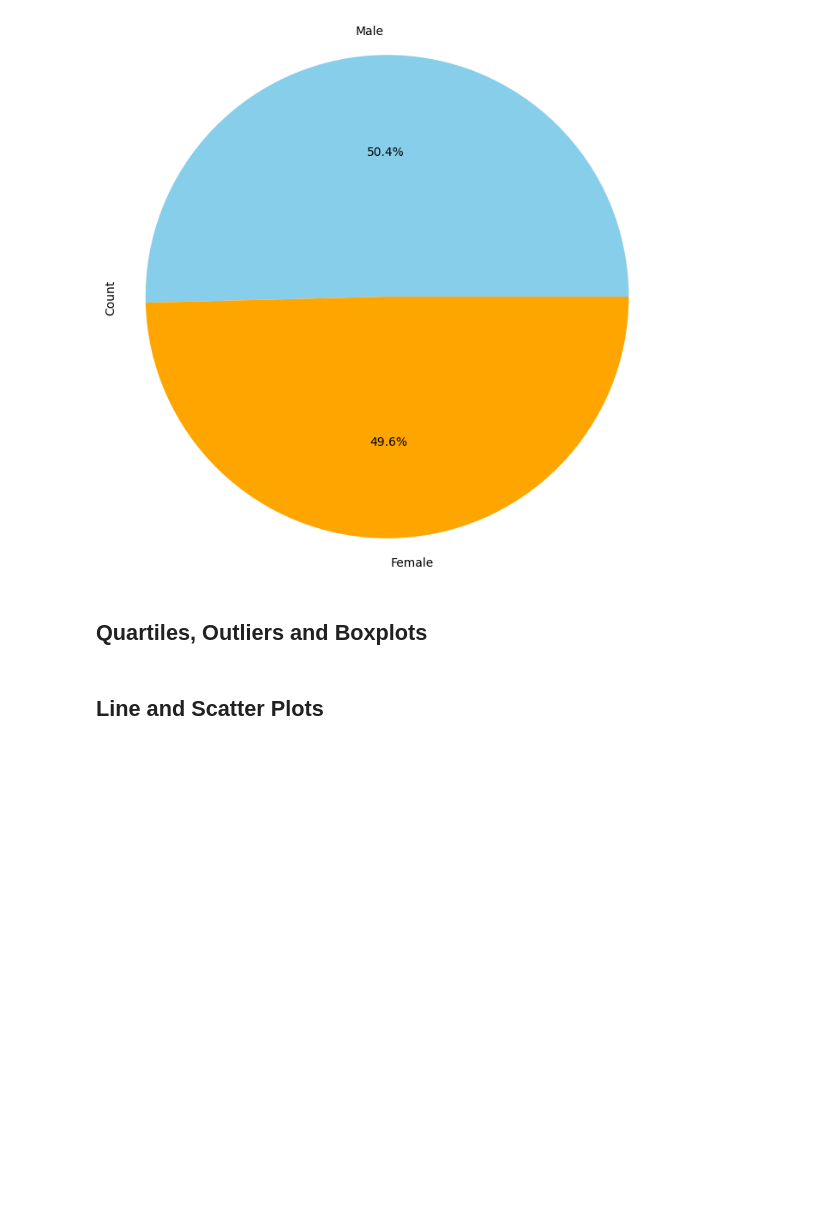
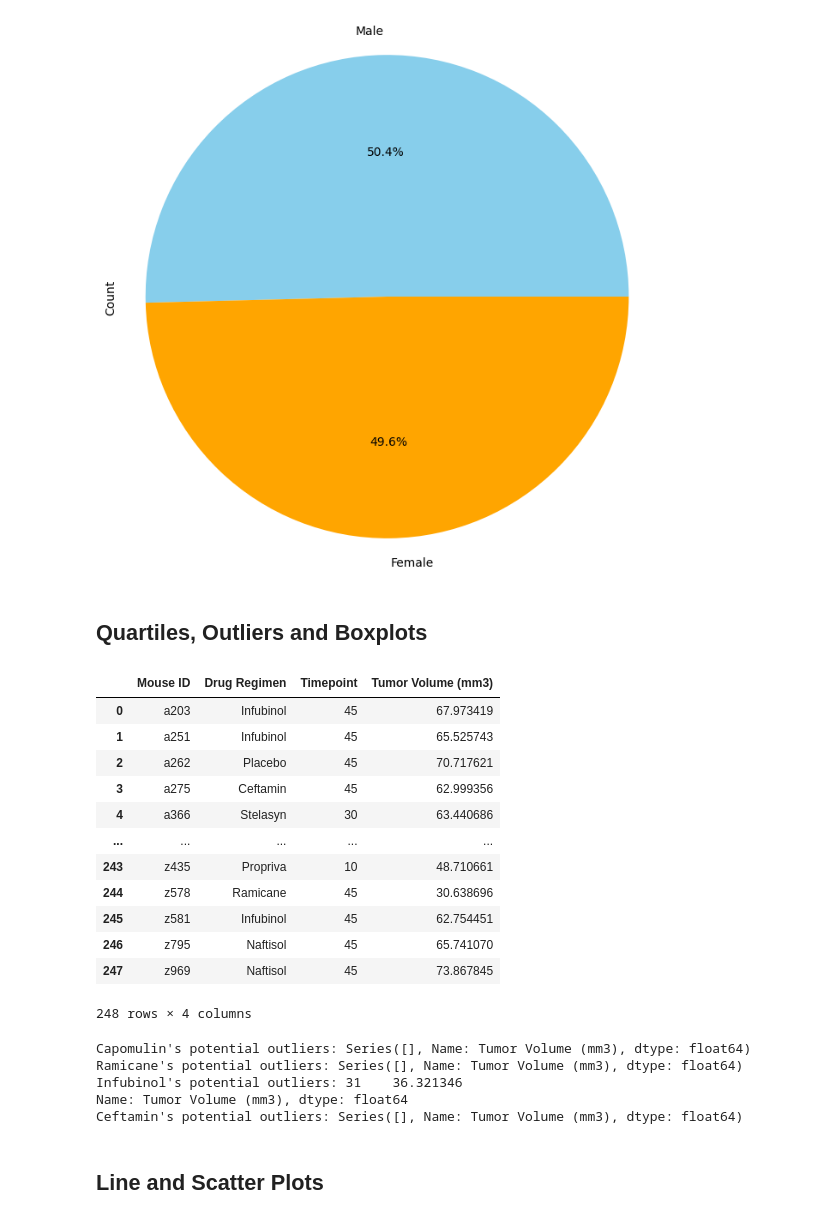
Before and after one commit to qstibbins/data-visualization, a Jupyter notebook: pymaceuticals_starter.ipynb, the cells around one changed output. Saved outputs shown, nothing was run; the diff lists cells and outputs as text; code cells hidden in the pictures; blank space fills up the shorter version.

Commit message:
Finished quartiles, outliers, and boxplots

```diff
--- a/pymaceuticals_starter.ipynb
+++ b/pymaceuticals_starter.ipynb
@@ -212,28 +212,82 @@ plt.show()
 # %%
 # Calculate the final tumor volume of each mouse across four of the treatment regimens:
 # Capomulin, Ramicane, Infubinol, and Ceftamin
 
-# Start by getting the last (greatest) timepoint for each mouse
-
+# Get the last (greatest) timepoint for each mouse
+last_timepoints = clean_data.groupby('Mouse ID')['Timepoint'].max().reset_index()
 
 # Merge this group df with the original DataFrame to get the tumor volume at the last timepoint
+final_tumor_volume = pd.merge(last_timepoints, clean_data, on=['Mouse ID', 'Timepoint'], how='left')
+
+# Display the final tumor volume for each mouse across the four treatment regimens
+final_tumor_volume = final_tumor_volume[['Mouse ID', 'Drug Regimen', 'Timepoint', 'Tumor Volume (mm3)']]
+final_tumor_volume
+# %% [output]
+|  | Mouse ID | Drug Regimen | Timepoint | Tumor Volume (mm3) |
+| 0 | a203 | Infubinol | 45 | 67.973419 |
+| 1 | a251 | Infubinol | 45 | 65.525743 |
+| 2 | a262 | Placebo | 45 | 70.717621 |
+| 3 | a275 | Ceftamin | 45 | 62.999356 |
+| 4 | a366 | Stelasyn | 30 | 63.440686 |
+| ... | ... | ... | ... | ... |
+| 243 | z435 | Propriva | 10 | 48.710661 |
+| 244 | z578 | Ramicane | 45 | 30.638696 |
+| 245 | z581 | Infubinol | 45 | 62.754451 |
+| 246 | z795 | Naftisol | 45 | 65.741070 |
+| 247 | z969 | Naftisol | 45 | 73.867845 |
+248 rows × 4 columns
 # %%
 # Put treatments into a list for for loop (and later for plot labels)
+treatments = ['Capomulin', 'Ramicane', 'Infubinol', 'Ceftamin']
+
+# Start by getting the last (greatest) timepoint for each mouse
+# Filter the data for the four treatment regimens
+filtered_data = final_tumor_volume[final_tumor_volume['Drug Regimen'].isin(treatments)]
 
 
 # Create empty list to fill with tumor vol data (for plotting)
+tumor_vol = []
+# filtered_data
 
 
 # Calculate the IQR and quantitatively determine if there are any potential outliers.
-
-
+for treatment in treatments:
+    # print(treatment)
     # Locate the rows which contain mice on each drug and get the tumor volumes
+    regimen_data = filtered_data[filtered_data['Drug Regimen'] == treatment]['Tumor Volume (mm3)']
+    # print(regimen_data)
 
 
     # add subset
+    tumor_vol.append(regimen_data)
 
+    # Calculate the IQR
+    quartiles = regimen_data.quantile([0.25, 0.5, 0.75])
+    lowerq = quartiles[0.25]
+    upperq = quartiles[0.75]
+    iqr = upperq - lowerq
 
     # Determine outliers using upper and lower bounds
+    lower_bound = lowerq - (1.5 * iqr)
+    upper_bound = upperq + (1.5 * iqr)
+
+    # Print the results
+    # print(f"{treatment} regimen:")
+    # print(f"Lower quartile: {lowerq}")
+    # print(f"Upper quartile: {upperq}")
+    # print(f"IQR: {iqr}")
+    # print(f"Lower bound: {lower_bound}")
+    # print(f"Upper bound: {upper_bound}")
+
+    # Identify potential outliers
+    outliers = regimen_data[(regimen_data < lower_bound) | (regimen_data > upper_bound)]
+    print(f"{treatment}'s potential outliers: {outliers}")
+# %% [output]
+Capomulin's potential outliers: Series([], Name: Tumor Volume (mm3), dtype: float64)
+Ramicane's potential outliers: Series([], Name: Tumor Volume (mm3), dtype: float64)
+Infubinol's potential outliers: 31    36.321346
+Name: Tumor Volume (mm3), dtype: float64
+Ceftamin's potential outliers: Series([], Name: Tumor Volume (mm3), dtype: float64)
 # %%
 # Generate a box plot that shows the distribution of the tumor volume for each treatment group.
 # %% [markdown]
```
